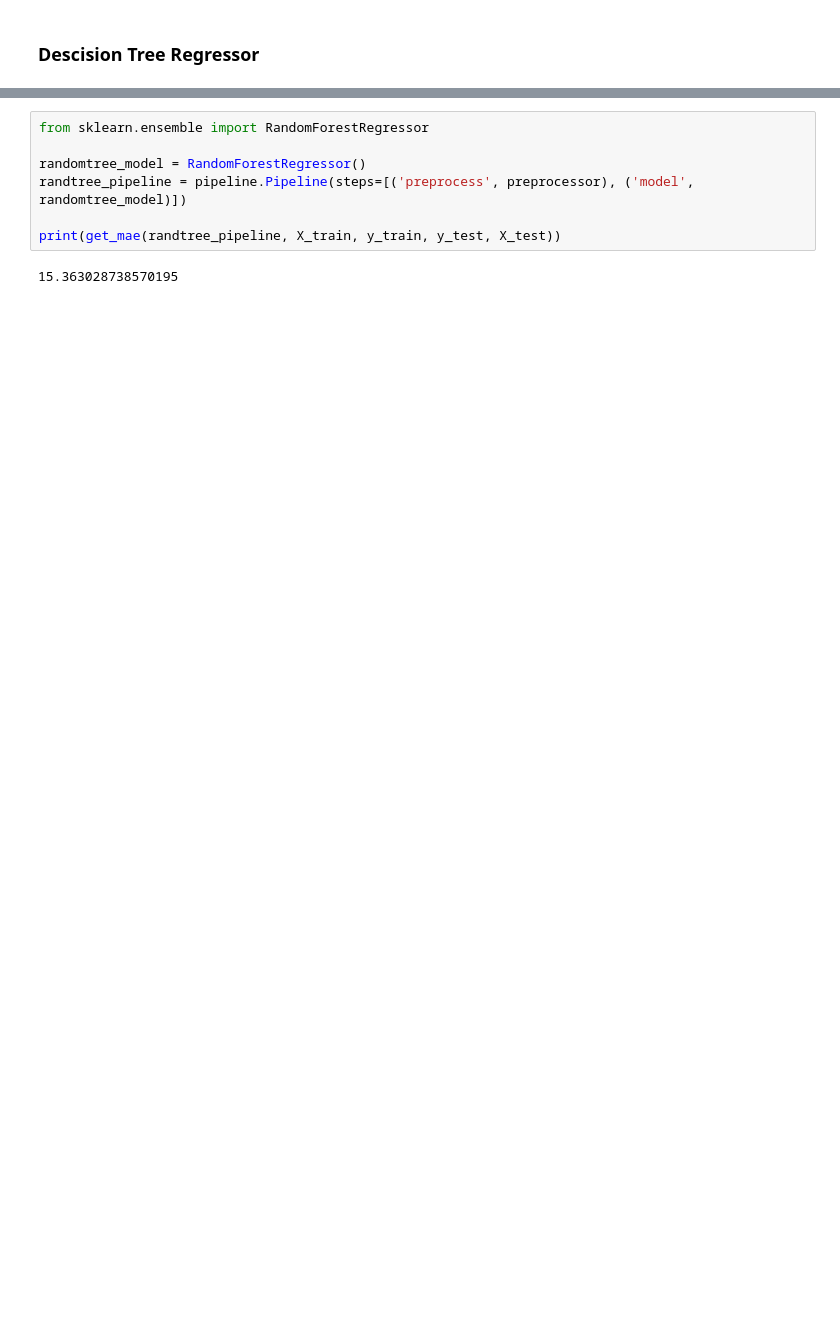
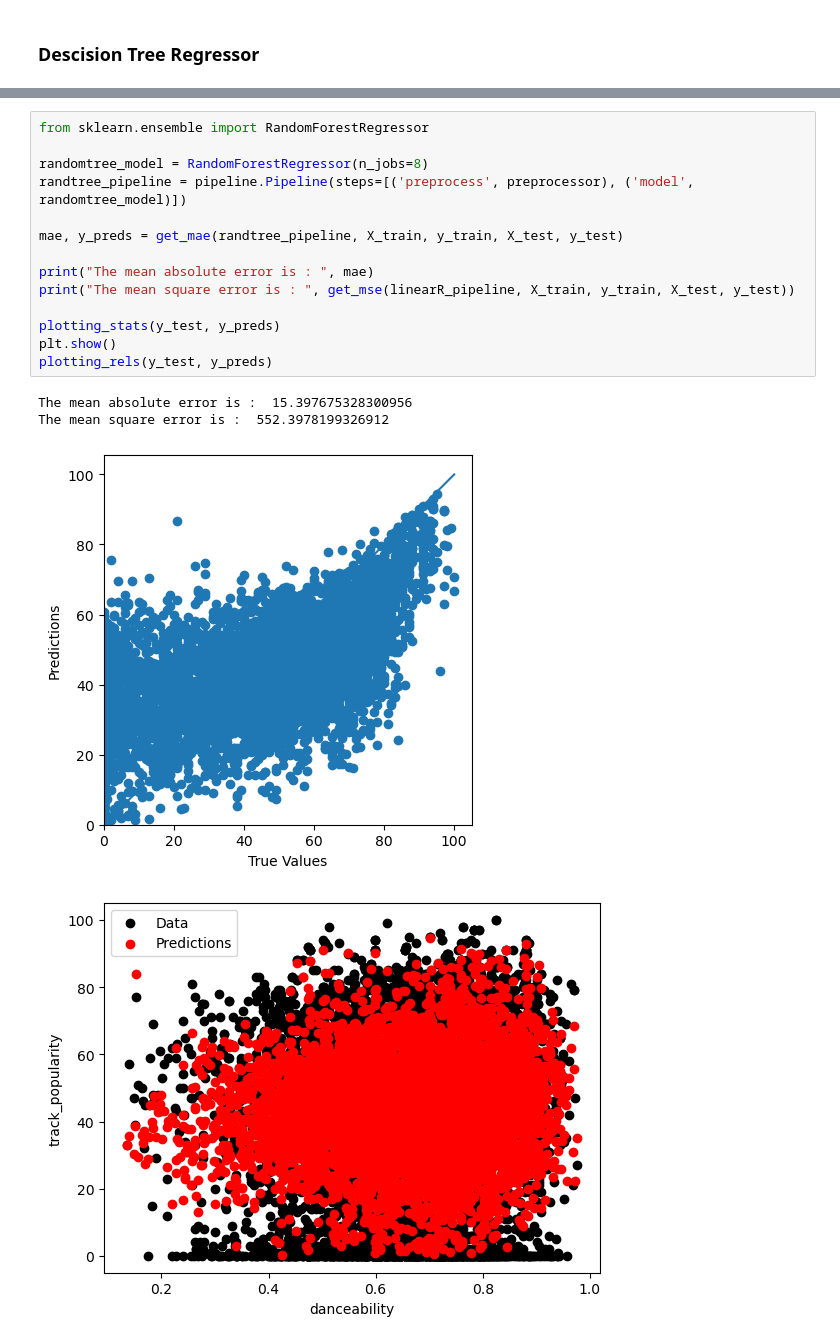
Before and after one commit to bhaskarmulik/Feature-selection-and-Regressor-Evaluation, a Jupyter notebook: Spotify_songs/project.ipynb, the cells around one changed output, grey strips where cells are left out. Drawn from its saved outputs; the diff is of its cells as text; blank space fills up the shorter version.

```diff
--- a/Spotify_songs/project.ipynb
+++ b/Spotify_songs/project.ipynb
@@ -198,9 +318,19 @@ print(get_mae(desc_pipeline, X_train, y_train, y_test, X_test))
 # %%
 from sklearn.ensemble import RandomForestRegressor
 
-randomtree_model = RandomForestRegressor()
+randomtree_model = RandomForestRegressor(n_jobs=8)
 randtree_pipeline = pipeline.Pipeline(steps=[('preprocess', preprocessor), ('model', randomtree_model)])
 
-print(get_mae(randtree_pipeline, X_train, y_train, y_test, X_test))
+mae, y_preds = get_mae(randtree_pipeline, X_train, y_train, X_test, y_test)
+
+print("The mean absolute error is : ", mae)
+print("The mean square error is : ", get_mse(linearR_pipeline, X_train, y_train, X_test, y_test))
+
+plotting_stats(y_test, y_preds)
+plt.show()
+plotting_rels(y_test, y_preds)
 # %% [output]
-15.363028738570195
+The mean absolute error is :  15.397675328300956
+The mean square error is :  552.3978199326912
+[figure, added]
+[figure, added]
```
Also changed, not shown: parts of 21 cells of this notebook.
